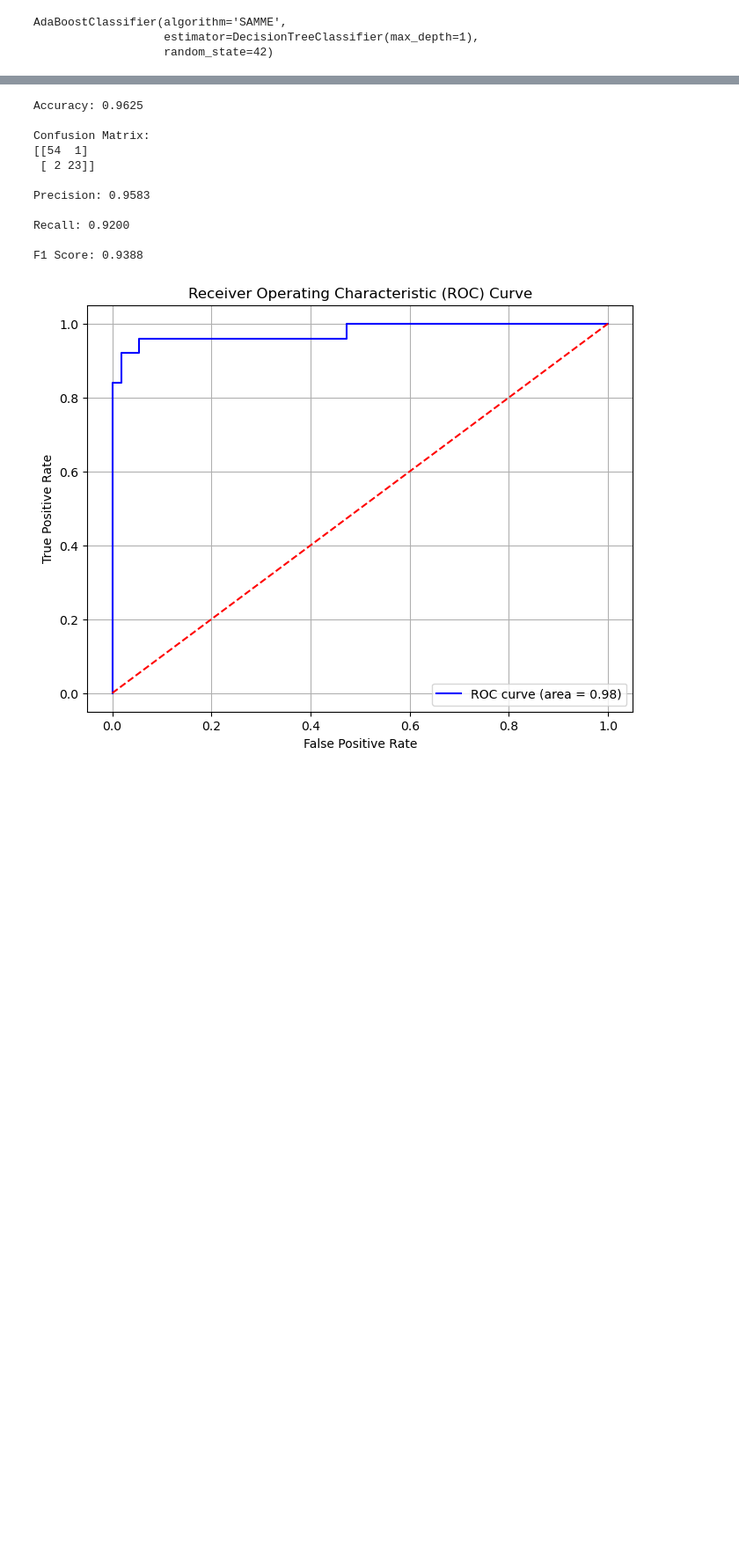
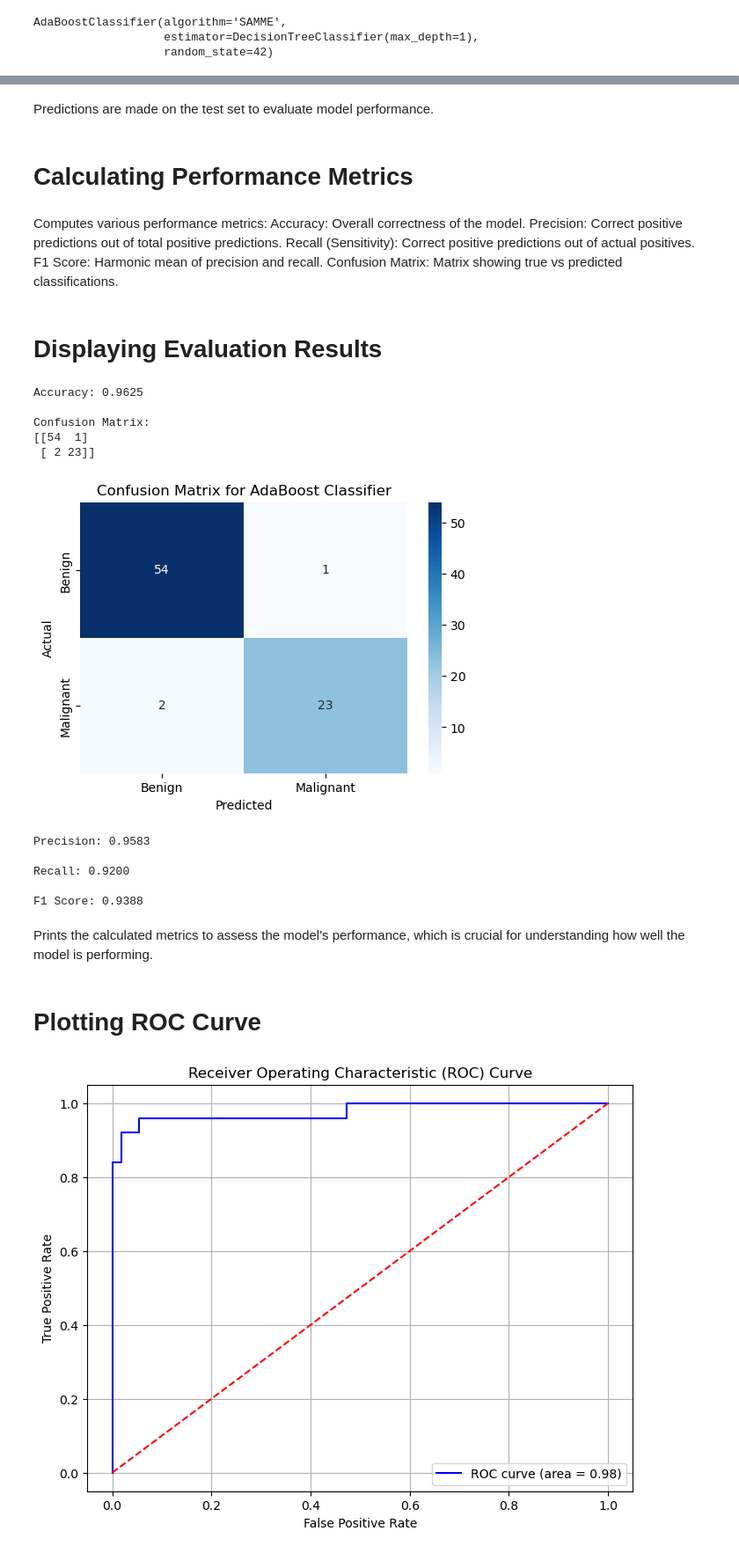
Before and after one commit to KarenNivi1612/BreastCancerDetection, a Jupyter notebook: Breast_Cancer_Prediction_withoutoutliers.ipynb, the cells around one changed output, grey strips where cells are left out. Shown at 88% size. Saved outputs shown, nothing was run; the diff lists cells and outputs as text; code cells hidden in the pictures; blank space fills up the shorter version.

```diff
--- a/Breast_Cancer_Prediction_withoutoutliers.ipynb
+++ b/Breast_Cancer_Prediction_withoutoutliers.ipynb
@@ -314,5 +388,9 @@ AdaBoostClassifier(algorithm='SAMME',
 # Evaluate the model on the test set
 y_pred = ada_classifier.predict(X_test)
+# %% [markdown]
+Predictions are made on the test set to evaluate model performance.
+# %% [markdown]
+# Calculating Performance Metrics
 # %%
 # Calculate metrics
 accuracy = accuracy_score(y_test, y_pred)
@@ -320,26 +398,48 @@ confusion = confusion_matrix(y_test, y_pred)
 precision = precision_score(y_test, y_pred)
 recall = recall_score(y_test, y_pred)
 f1 = f1_score(y_test, y_pred)
+# %% [markdown]
+Computes various performance metrics:
+Accuracy: Overall correctness of the model.
+Precision: Correct positive predictions out of total positive predictions.
+Recall (Sensitivity): Correct positive predictions out of actual positives.
+F1 Score: Harmonic mean of precision and recall.
+Confusion Matrix: Matrix showing true vs predicted classifications.
+# %% [markdown]
+# Displaying Evaluation Results
 # %%
 # Displaying the evaluation results
 print(f"\nAccuracy: {accuracy:.4f}")
 print("\nConfusion Matrix:")
 print(confusion)
+
+# Visualize the Confusion Matrix
+plt.figure(figsize=(6, 4))
+sns.heatmap(confusion, annot=True, fmt='d', cmap='Blues', xticklabels=['Benign', 'Malignant'], yticklabels=['Benign', 'Malignant'])
+plt.xlabel('Predicted')
+plt.ylabel('Actual')
+plt.title('Confusion Matrix for AdaBoost Classifier')
+plt.show()
+
 print(f"\nPrecision: {precision:.4f}")
 print(f"\nRecall: {recall:.4f}")
 print(f"\nF1 Score: {f1:.4f}")
 # %% [output]
 Accuracy: 0.9625
 
 Confusion Matrix:
 [[54  1]
  [ 2 23]]
-
-Precision: 0.9583
-
-Recall: 0.9200
-
-F1 Score: 0.9388
+[figure, added]
+Precision: 0.9583
+
+Recall: 0.9200
+
+F1 Score: 0.9388
+# %% [markdown]
+Prints the calculated metrics to assess the model's performance, which is crucial for understanding how well the model is performing.
+# %% [markdown]
+# Plotting ROC Curve
 # %%
 # ROC Curve
 # Get predicted probabilities
```
Also changed, not shown: parts of 48 cells of this notebook.
